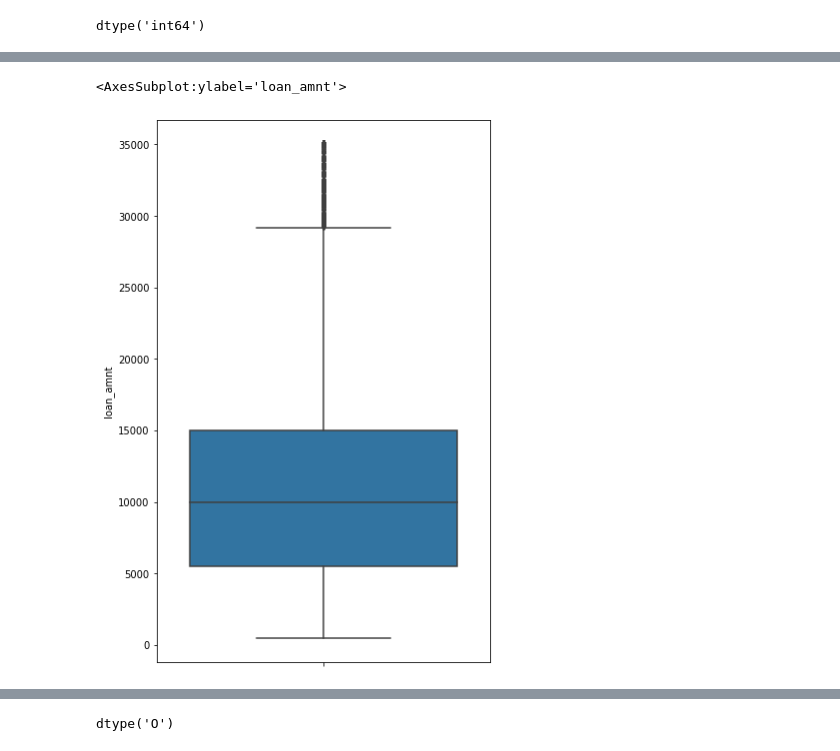
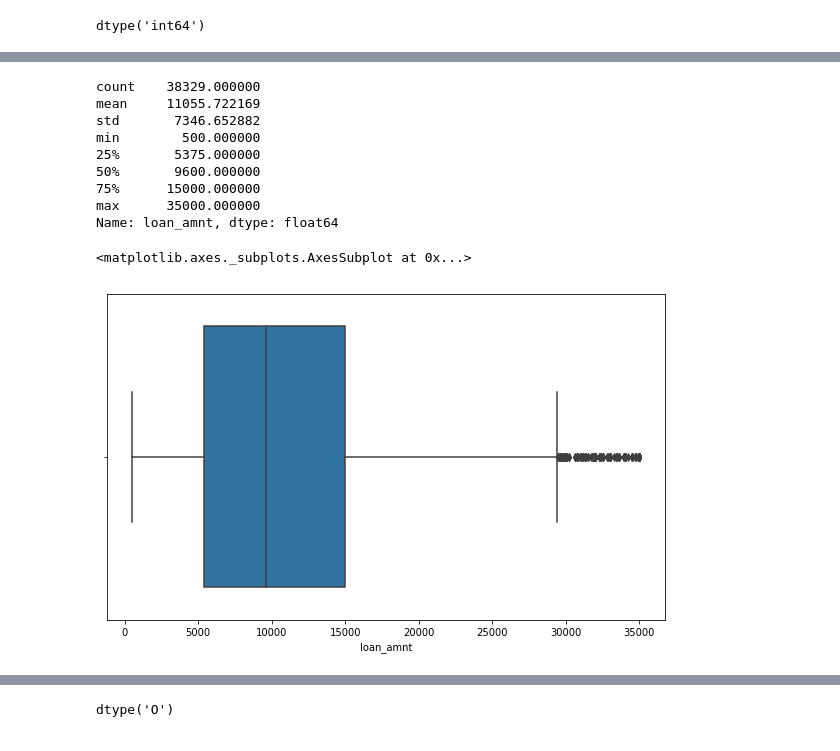
Before and after one commit to sameerg07/LendingClubEDA, a Jupyter notebook: LendingClubEDA.ipynb, the cells around one changed output, grey strips where cells are left out. Saved outputs shown, nothing was run; the diff lists cells and outputs as text; code cells hidden in the pictures.

```diff
--- a/LendingClubEDA.ipynb
+++ b/LendingClubEDA.ipynb
@@ -561,7 +757,20 @@ Name: loan_amnt, dtype: float64
+# %%
+#let's find out distribution of loan_amnt column
+df.loan_amnt.describe()
+# %% [output]
+count    38329.000000
+mean     11055.722169
+std       7346.652882
+min        500.000000
+25%       5375.000000
+50%       9600.000000
+75%      15000.000000
+max      35000.000000
+Name: loan_amnt, dtype: float64
 # %%
 ## draw a box  plot of loan_amount
-plt.figure(figsize=(6,10))
-sns.boxplot(data=df,y = "loan_amnt")
+plt.figure(figsize=(10,6))
+sns.boxplot(data=df,x = "loan_amnt")
 # %% [output]
-<AxesSubplot:ylabel='loan_amnt'>
+<matplotlib.axes._subplots.AxesSubplot at 0x...>
-[figure, old version]
+[figure, new version]
```
Also changed, not shown: parts of 423 cells of this notebook, 13 other files.
